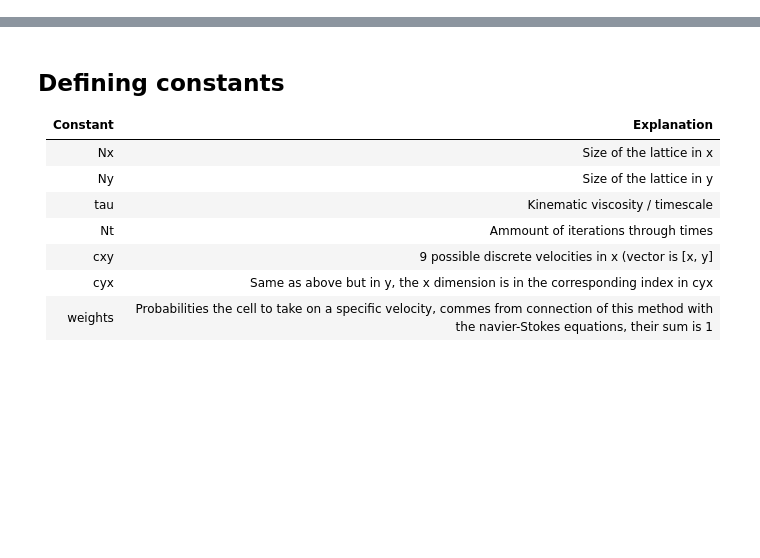
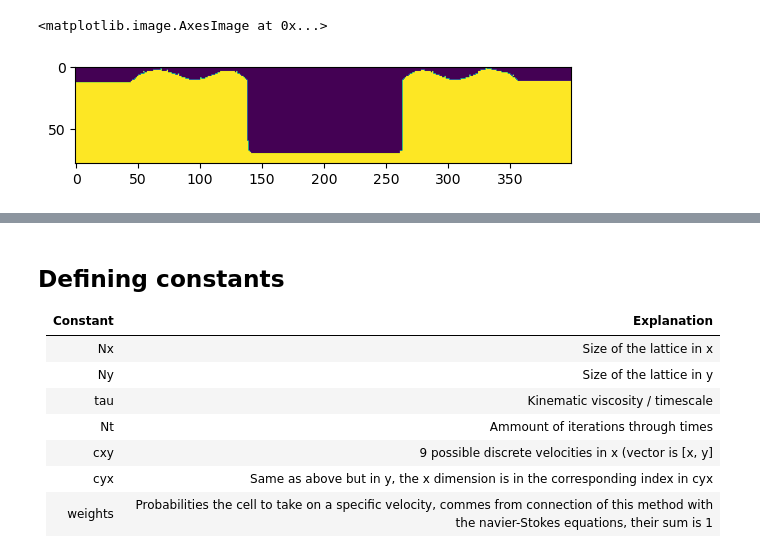
Before and after one commit to Dunckleosteus/fluid-simulation, a Jupyter notebook: FluidSim.ipynb, the cells around one changed output, grey strips where cells are left out. Cells and saved outputs as stored; diff of their text form; code cells hidden in the pictures; blank space fills up the shorter version.

```diff
--- a/FluidSim.ipynb
+++ b/FluidSim.ipynb
@@ -15,0 +51,11 @@ import matplotlib.animation as animation
+# %%
+pipe_with_nest = np.full(np_img.shape, False)
+for x in range(np_img.shape[0]):
+    for y in range(np_img.shape[1]):
+        if np_img[x][y] == 237:
+            pipe_with_nest[x][y] = True
+
+pyplot.imshow(pipe_with_nest)
+# %% [output]
+<matplotlib.image.AxesImage at 0x...>
+[figure, added]
```
Also changed, not shown: parts of 19 cells of this notebook, 7 other files.
